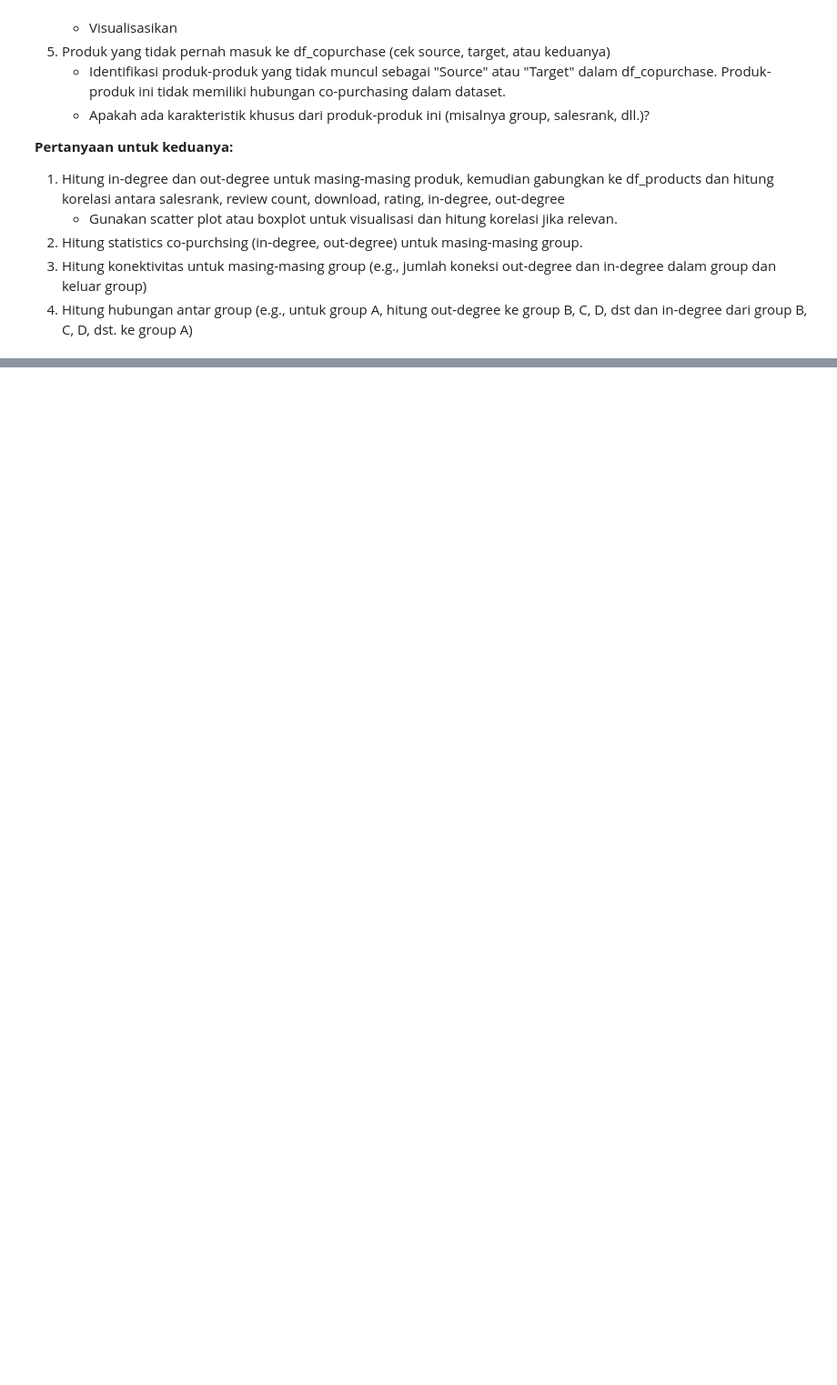
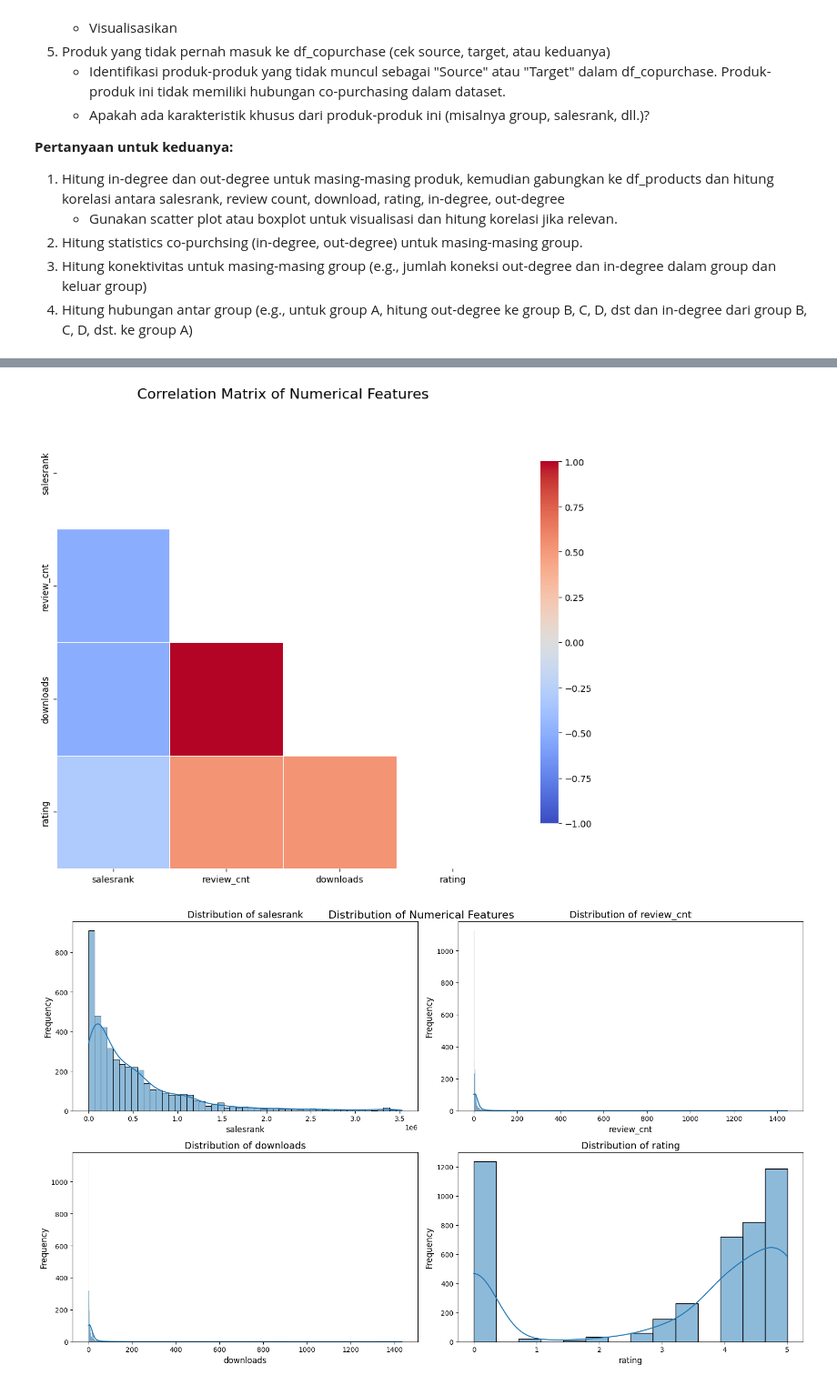
Before and after one commit to Miner-Lover/AmazonMining, a Jupyter notebook: eda.ipynb, the cells around one changed output, grey strips where cells are left out. Shown: that part at 91% size. Cells and saved outputs as stored; diff of their text form; code cells hidden in the pictures; blank space fills up the shorter version.

```diff
--- a/eda.ipynb
+++ b/eda.ipynb
@@ -114,0 +240,11 @@ df_copurchase.head()
+# %%
+ids_not_in_copurchase = id_set - copurchase_target_and_source_set
+ids_not_in_copurchase = list(ids_not_in_copurchase)
+ids_not_in_source_set = id_set - copurchase_source_set
+ids_not_in_source_set = list(ids_not_in_source_set)
+ids_not_in_target_set = id_set - copurchase_target_set
+ids_not_in_target_set = list(ids_not_in_target_set)
+
+print(f"Number of products not in copurchase: {df_products['id'].isin(ids_not_in_copurchase).sum()}")
+print(f"Number of products not in source set: {df_products['id'].isin(ids_not_in_source_set).sum()}")
+print(f"Number of products not in target set: {df_products['id'].isin(ids_not_in_target_set).sum()}")
@@ -114,0 +255,67 @@ df_copurchase.head()
+# %%
+df_product_not_in_source = df_products[df_products['id'].isin(ids_not_in_source_set)]
+
+df_product_not_in_target = df_products[df_products['id'].isin(ids_not_in_target_set)]
+# %%
+num_cols = ['salesrank', 'review_cnt', 'downloads', 'rating']
+
+display(df_product_not_in_source.describe())
+
+plt.figure(figsize=(10, 8))
+corr_matrix = df_product_not_in_source[num_cols].corr(method='spearman')
+mask = np.triu(np.ones_like(corr_matrix, dtype=bool))
+sns.heatmap(corr_matrix,
+           mask=mask,
+           annot=True,
+           cmap='coolwarm',
+           vmin=-1,
+           vmax=1,
+           center=0,
+           square=True,
+           linewidths=.5,
+           cbar_kws={'shrink': .8})
+plt.title('Correlation Matrix of Numerical Features', fontsize=16, pad=20)
+plt.tight_layout()
+plt.show()
+
+# 3. Distribution of numerical features
+fig, axes = plt.subplots(2, 2, figsize=(16, 10))
+fig.suptitle('Distribution of Numerical Features', fontsize=16, y=0.95)
+axes = axes.flatten()
+
+for i, col in enumerate(num_cols):
+    # Filter out non-positive values for log scale columns (except rating)
+    if col != 'rating':
+        # Only plot positive values for log scale
+        valid_data = df_product_not_in_source[df_product_not_in_source[col] > 0][col]
+        sns.histplot(valid_data, kde=True, ax=axes[i])
+        # axes[i].set_yscale('log')
+        axes[i].set_title(f'Distribution of {col}', fontsize=14)
+        axes[i].set_ylabel('Frequency', fontsize=12)
+    else:
+        # For rating, keep linear scale
+        sns.histplot(df_product_not_in_source[col], kde=True, ax=axes[i])
+        axes[i].set_title(f'Distribution of {col}', fontsize=14)
+        axes[i].set_ylabel('Frequency', fontsize=12)
+
+    axes[i].set_xlabel(col, fontsize=12)
+
+
+plt.tight_layout()
+plt.show()
+
+# 4. Group value counts visualization
+plt.figure(figsize=(12, 6))
+group_counts = df_product_not_in_source['group'].value_counts()
+
+ax = sns.barplot(x=group_counts.values, y=group_counts.index, palette='viridis')
+
+for i, v in enumerate(group_counts.values):
+    ax.text(v + 0.1, i, str(v), va='center')
+
+plt.title('Distribution of Products by Group', fontsize=16)
+plt.xlabel('Count', fontsize=12)
+plt.ylabel('Group', fontsize=12)
+plt.tight_layout()
+plt.show()
+# %% [output]
@@ -114,0 +331,2 @@ df_copurchase.head()
+[figure, added]
+[figure, added]
```
Also changed, not shown: parts of 34 cells of this notebook, 2 other files.
